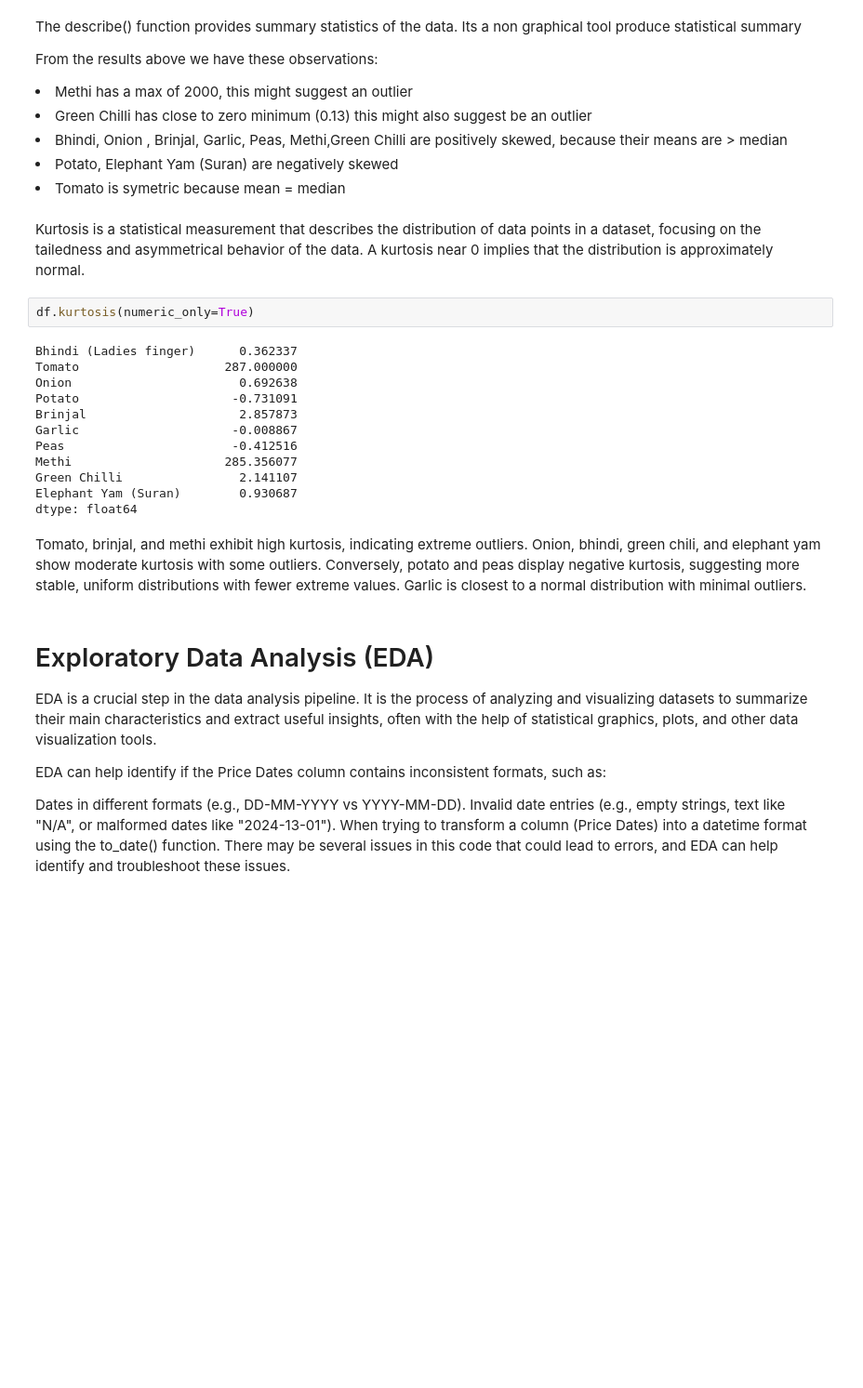
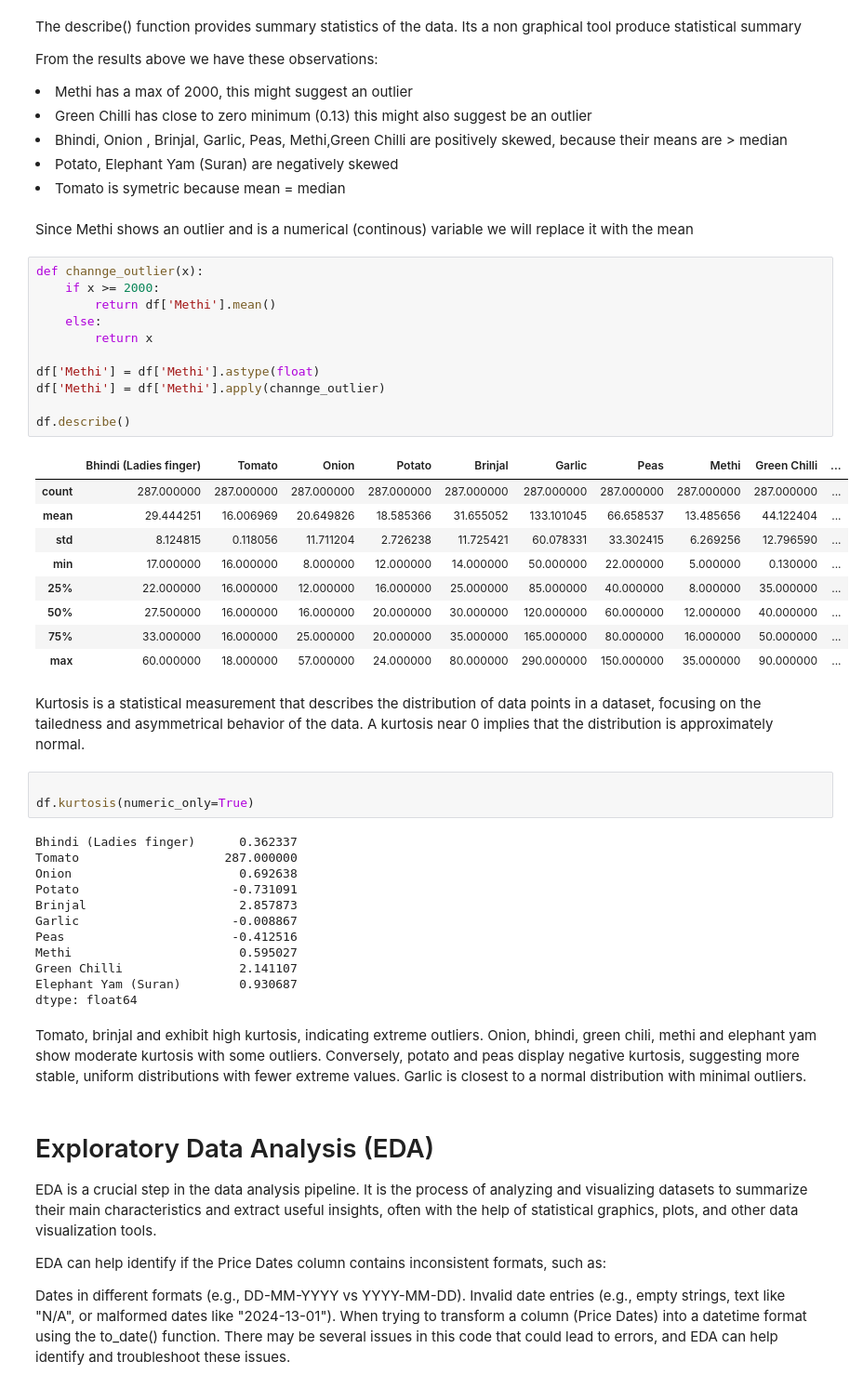
Before and after one commit to VuyiswaN/group5_vegetable_analysis, a Jupyter notebook: vegetable_price_analysis.ipynb, the cells around one changed output. Shown: that part at 93% size. Cells and saved outputs as stored; diff of their text form; blank space fills up the shorter version.

```diff
--- a/vegetable_price_analysis.ipynb
+++ b/vegetable_price_analysis.ipynb
@@ -132,9 +132,33 @@ From the results above we have these observations:
 <li> Bhindi, Onion , Brinjal, Garlic, Peas, Methi,Green Chilli are positively skewed, because their means are > median
 <li> Potato, Elephant Yam (Suran) are negatively skewed
 <li> Tomato is symetric because mean = median
+# %% [markdown]
+Since Methi shows an outlier and is a numerical (continous) variable we will replace it with the mean
+# %%
+def channge_outlier(x):
+    if x >= 2000:
+        return df['Methi'].mean()
+    else:
+        return x
+
+df['Methi'] = df['Methi'].astype(float)
+df['Methi'] = df['Methi'].apply(channge_outlier)
+
+df.describe()
+# %% [output]
+|  | Bhindi (Ladies finger) | Tomato | Onion | Potato | Brinjal | Garlic | Peas | Methi | Green Chilli | ... |
+| count | 287.000000 | 287.000000 | 287.000000 | 287.000000 | 287.000000 | 287.000000 | 287.000000 | 287.000000 | 287.000000 | ... |
+| mean | 29.444251 | 16.006969 | 20.649826 | 18.585366 | 31.655052 | 133.101045 | 66.658537 | 13.485656 | 44.122404 | ... |
+| std | 8.124815 | 0.118056 | 11.711204 | 2.726238 | 11.725421 | 60.078331 | 33.302415 | 6.269256 | 12.796590 | ... |
+| min | 17.000000 | 16.000000 | 8.000000 | 12.000000 | 14.000000 | 50.000000 | 22.000000 | 5.000000 | 0.130000 | ... |
+| 25% | 22.000000 | 16.000000 | 12.000000 | 16.000000 | 25.000000 | 85.000000 | 40.000000 | 8.000000 | 35.000000 | ... |
+| 50% | 27.500000 | 16.000000 | 16.000000 | 20.000000 | 30.000000 | 120.000000 | 60.000000 | 12.000000 | 40.000000 | ... |
+| 75% | 33.000000 | 16.000000 | 25.000000 | 20.000000 | 35.000000 | 165.000000 | 80.000000 | 16.000000 | 50.000000 | ... |
+| max | 60.000000 | 18.000000 | 57.000000 | 24.000000 | 80.000000 | 290.000000 | 150.000000 | 35.000000 | 90.000000 | ... |
 # %% [markdown]
 Kurtosis is a statistical measurement that describes the distribution of data points in a dataset, focusing on the tailedness and asymmetrical behavior of the data. A kurtosis near 0 implies that the distribution is approximately normal.
 # %%
+
 df.kurtosis(numeric_only=True)
 # %% [output]
 Bhindi (Ladies finger)      0.362337
@@ -144,12 +168,12 @@ Potato                     -0.731091
 Brinjal                     2.857873
 Garlic                     -0.008867
 Peas                       -0.412516
-Methi                     285.356077
+Methi                       0.595027
 Green Chilli                2.141107
 Elephant Yam (Suran)        0.930687
 dtype: float64
 # %% [markdown]
-Tomato, brinjal, and methi exhibit high kurtosis, indicating extreme outliers. Onion, bhindi, green chili, and elephant yam show moderate kurtosis with some outliers. Conversely, potato and peas display negative kurtosis, suggesting more stable, uniform distributions with fewer extreme values. Garlic is closest to a normal distribution with minimal outliers.
+Tomato, brinjal and exhibit high kurtosis, indicating extreme outliers. Onion, bhindi, green chili, methi and elephant yam show moderate kurtosis with some outliers. Conversely, potato and peas display negative kurtosis, suggesting more stable, uniform distributions with fewer extreme values. Garlic is closest to a normal distribution with minimal outliers.
 # %% [markdown]
 # Exploratory Data Analysis (EDA)
 
```
Also changed, not shown: parts of 6 cells of this notebook.
